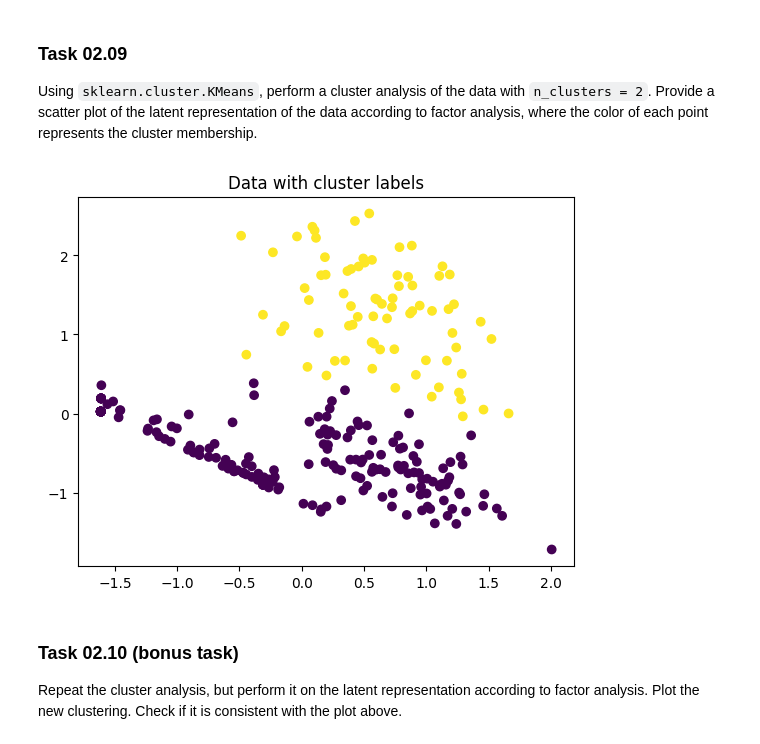
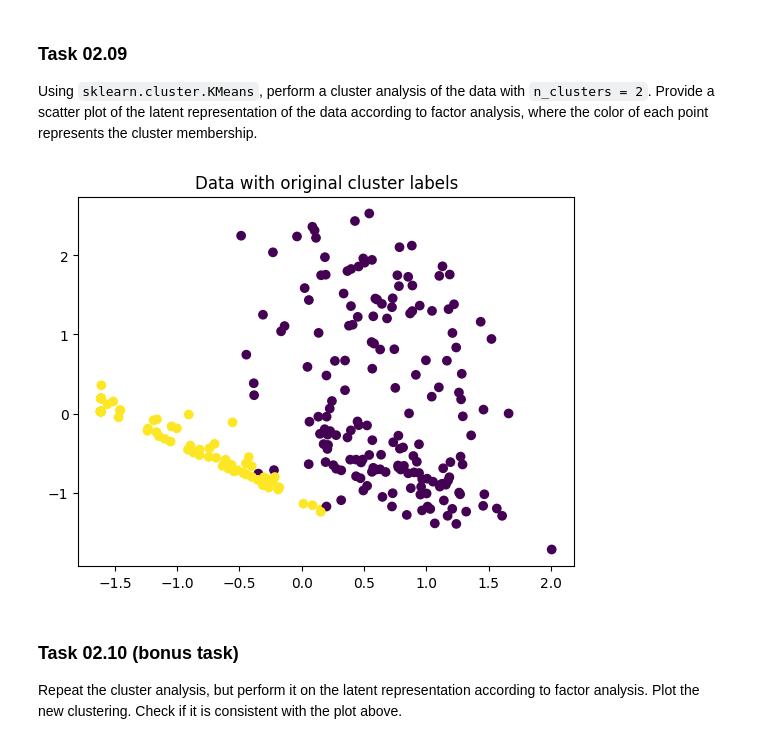
Before and after one commit to bhunecke/data-mining, a Jupyter notebook: sheet02/sheet02.ipynb, the cells around one changed output. Drawn from its saved outputs; the diff is of its cells as text; code cells hidden in the pictures.

```diff
--- a/sheet02/sheet02.ipynb
+++ b/sheet02/sheet02.ipynb
@@ -274,17 +274,17 @@ Using `sklearn.cluster.KMeans`, perform a cluster analysis of the data with `n_c
 # %%
 from sklearn.decomposition import FactorAnalysis
 
 fa = FactorAnalysis(n_components=2)
 X_transformed = fa.fit_transform(X)
 
 kmeans = KMeans(n_clusters=2, n_init="auto")
-clusters = kmeans.fit_predict(X_transformed)
+clusters = kmeans.fit_predict(X)
 
-plt.title("Data with cluster labels")
+plt.title("Data with original cluster labels")
 plt.scatter(X_transformed[:, 0], X_transformed[:, 1], c=clusters)
 plt.show()
 # %% [output]
-[figure, old version]
+[figure, new version]
 # %%
 # this cell is here for test purposes. please ignore it.
 # %% [markdown]
```
Also changed, not shown: parts of 2 cells of this notebook.
